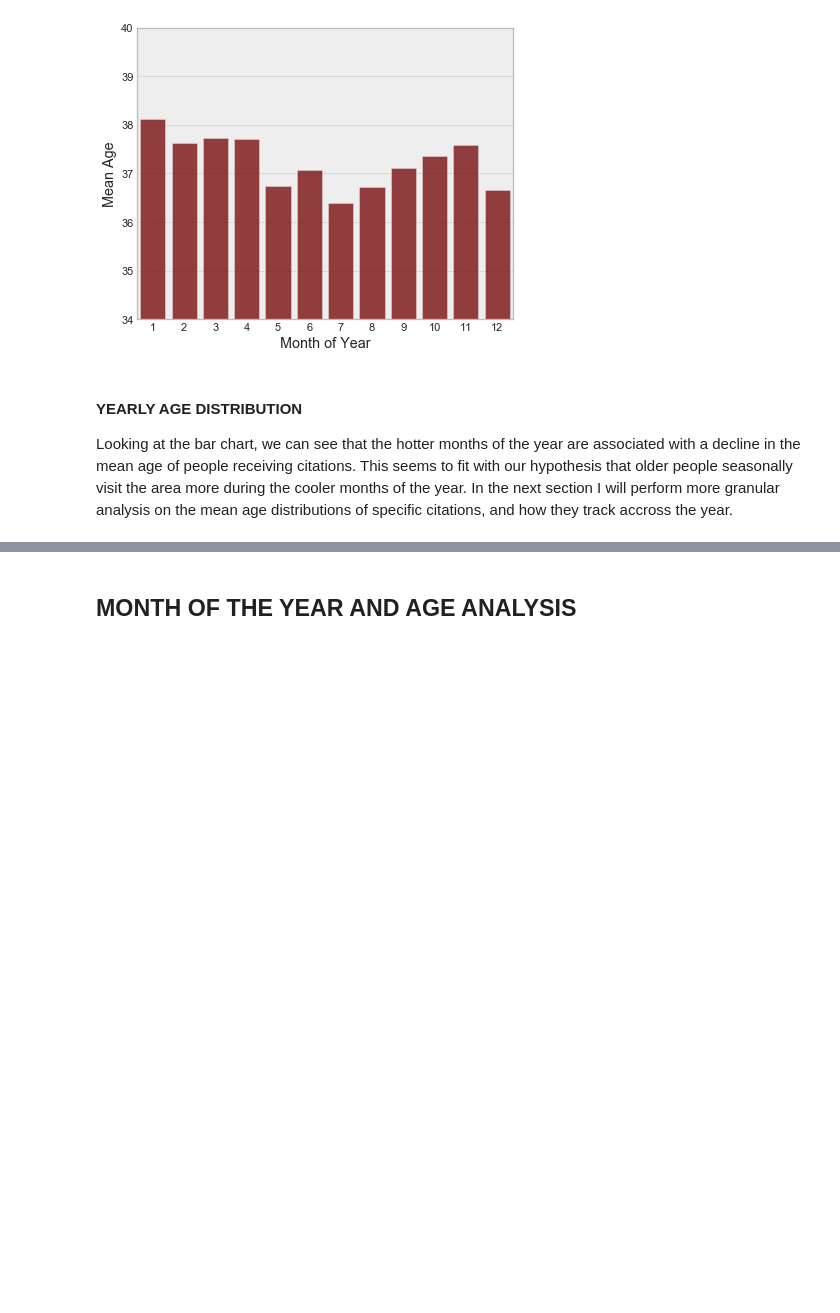
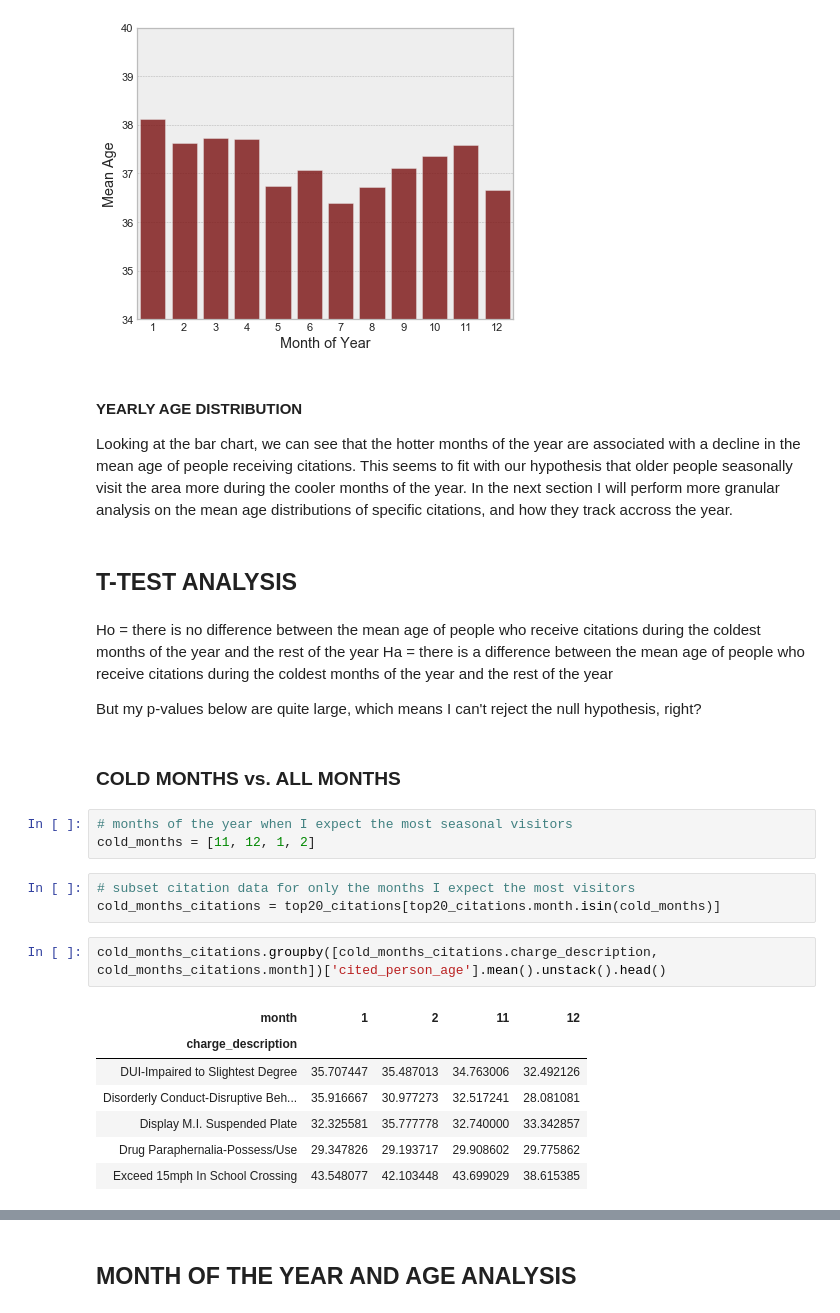
Before and after one commit to mrkjhsn/Thinkful-Exercises, a Jupyter notebook: capstone_1/Influence of Seasonal Visitors on City of Scottsdale Citations.ipynb, the cells around one changed output, grey strips where cells are left out. Saved outputs shown, nothing was run; the diff lists cells and outputs as text; blank space fills up the shorter version.

```diff
--- a/capstone_1/Influence of Seasonal Visitors on City of Scottsdale Citations.ipynb
+++ b/capstone_1/Influence of Seasonal Visitors on City of Scottsdale Citations.ipynb
@@ -203,3 +204,28 @@ Text(0.5, 0, 'Month of Year')
 # %% [markdown]
 #### YEARLY AGE DISTRIBUTION
 Looking at the bar chart, we can see that the hotter months of the year are associated with a decline in the mean age of people receiving citations.  This seems to fit with our hypothesis that older people seasonally visit the area more during the cooler months of the year.  In the next section I will perform more granular analysis on the mean age distributions of specific citations, and how they track accross the year.
+# %% [markdown]
+## T-TEST ANALYSIS
+# %% [markdown]
+Ho = there is no difference between the mean age of people who receive citations during the coldest months of the year and the rest of the year
+Ha = there is a difference between the mean age of people who receive citations during the coldest months of the year and the rest of the year
+
+But my p-values below are quite large, which means I can't reject the null hypothesis, right?
+# %% [markdown]
+### COLD MONTHS vs. ALL MONTHS
+# %%
+# months of the year when I expect the most seasonal visitors
+cold_months = [11, 12, 1, 2]
+# %%
+# subset citation data for only the months I expect the most visitors
+cold_months_citations = top20_citations[top20_citations.month.isin(cold_months)]
+# %%
+cold_months_citations.groupby([cold_months_citations.charge_description, cold_months_citations.month])['cited_person_age'].mean().unstack().head()
+# %% [output]
+| month | 1 | 2 | 11 | 12 |
+| charge_description |  |  |  |  |
+| DUI-Impaired to Slightest Degree | 35.707447 | 35.487013 | 34.763006 | 32.492126 |
+| Disorderly Conduct-Disruptive Beh... | 35.916667 | 30.977273 | 32.517241 | 28.081081 |
+| Display M.I. Suspended Plate | 32.325581 | 35.777778 | 32.740000 | 33.342857 |
+| Drug Paraphernalia-Possess/Use | 29.347826 | 29.193717 | 29.908602 | 29.775862 |
+| Exceed 15mph In School Crossing | 43.548077 | 42.103448 | 43.699029 | 38.615385 |
```
Also changed, not shown: parts of 10 cells of this notebook.
